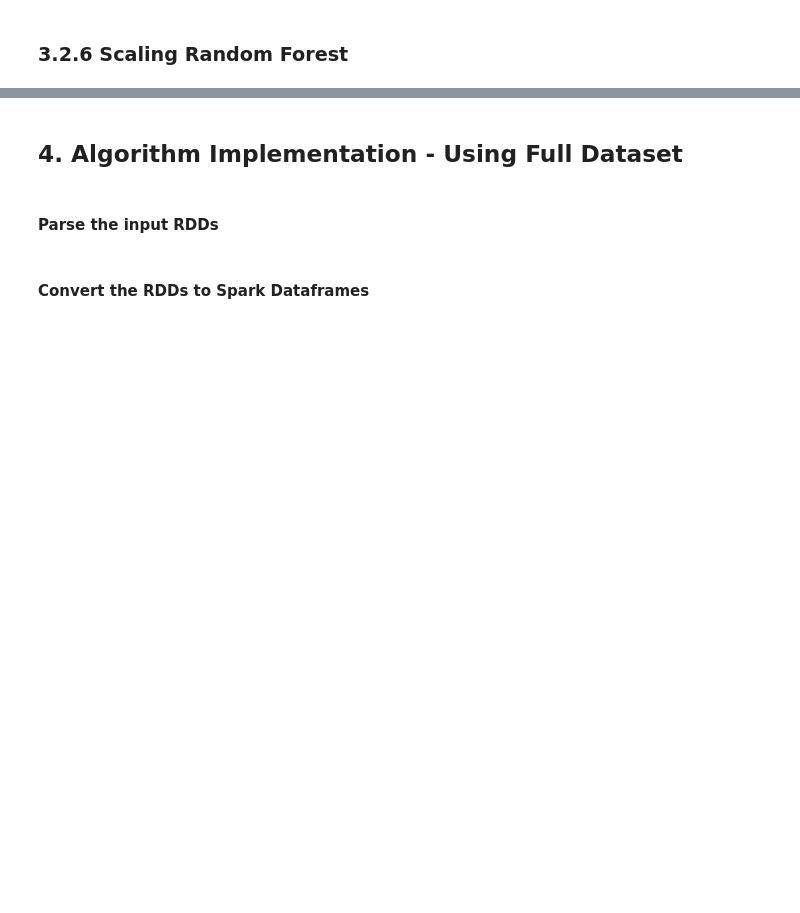
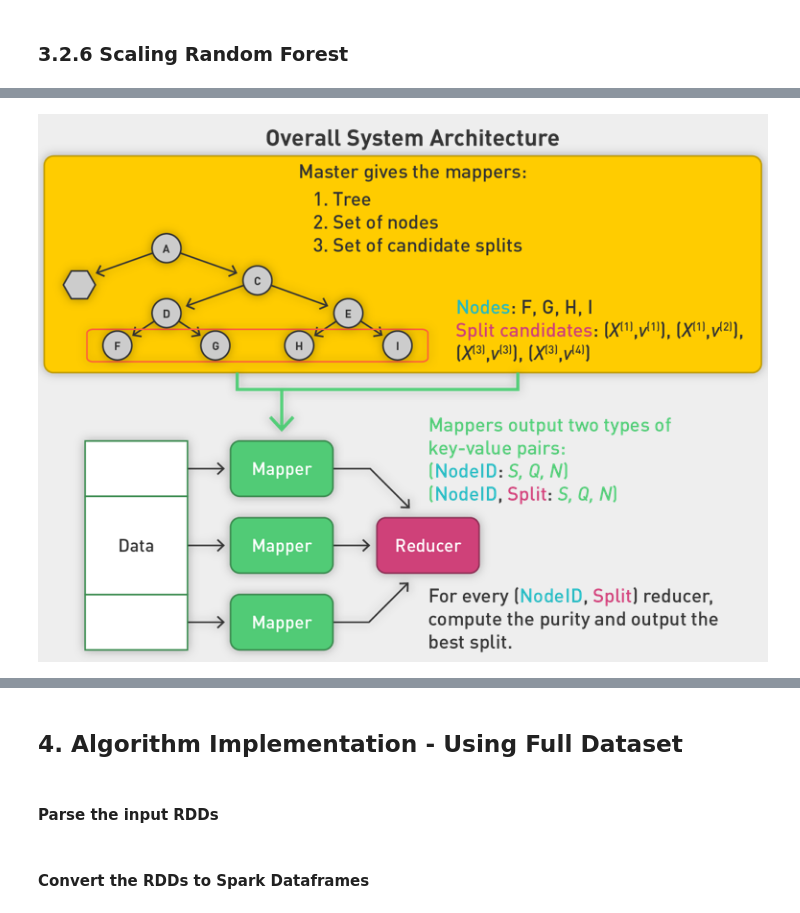
Before and after one commit to cpapadimitriou/Click-Through-Rate-prediction, a Jupyter notebook: Final Submission/261FinalAnusha_Arvindh_Christina_Kim.ipynb, the cells around one changed output, grey strips where cells are left out. Drawn from its saved outputs; the diff is of its cells as text; code cells hidden in the pictures; blank space fills up the shorter version.

```diff
--- a/Final Submission/261FinalAnusha_Arvindh_Christina_Kim.ipynb
+++ b/Final Submission/261FinalAnusha_Arvindh_Christina_Kim.ipynb
@@ -2073,0 +2148,5 @@ Scaling RF:
+# %%
+# display sample decision tree built
+Image(filename="image_16_sample_tree.png")
+# %% [output]
+[figure, added]
```
Also changed, not shown: parts of 9 cells of this notebook.
